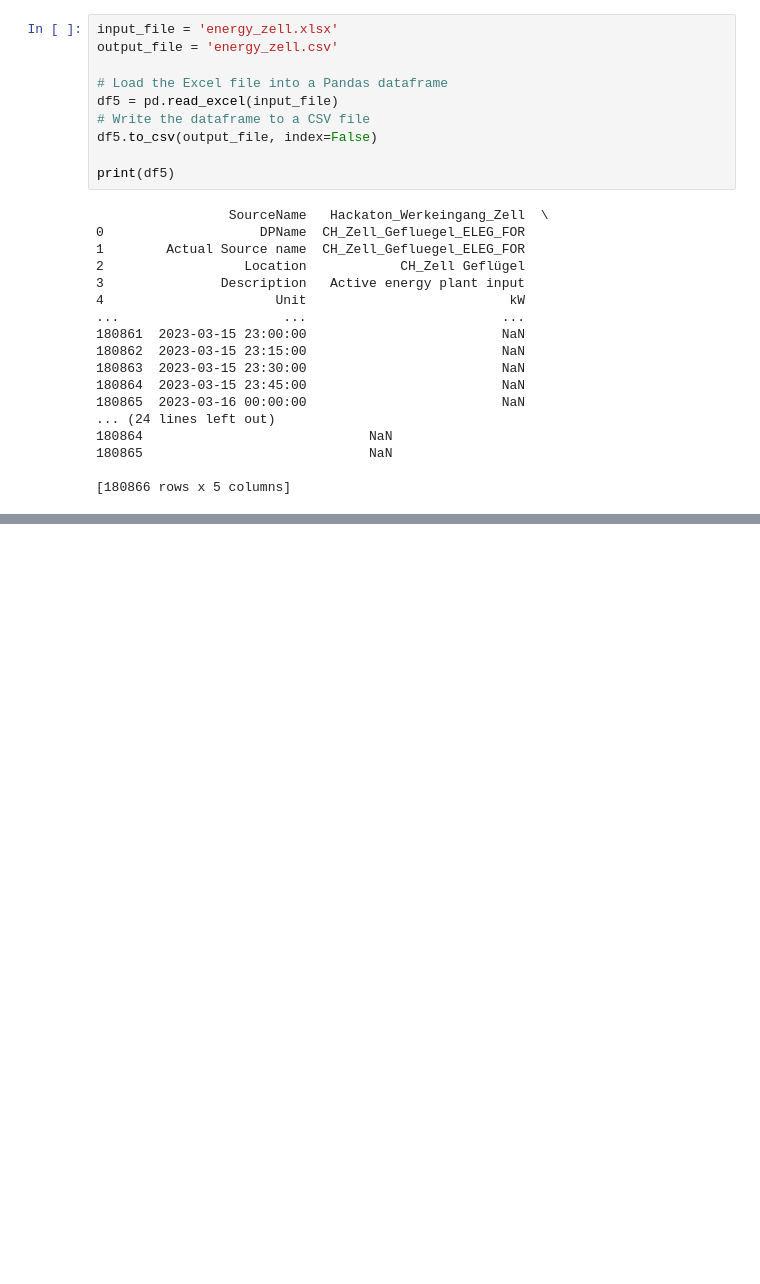
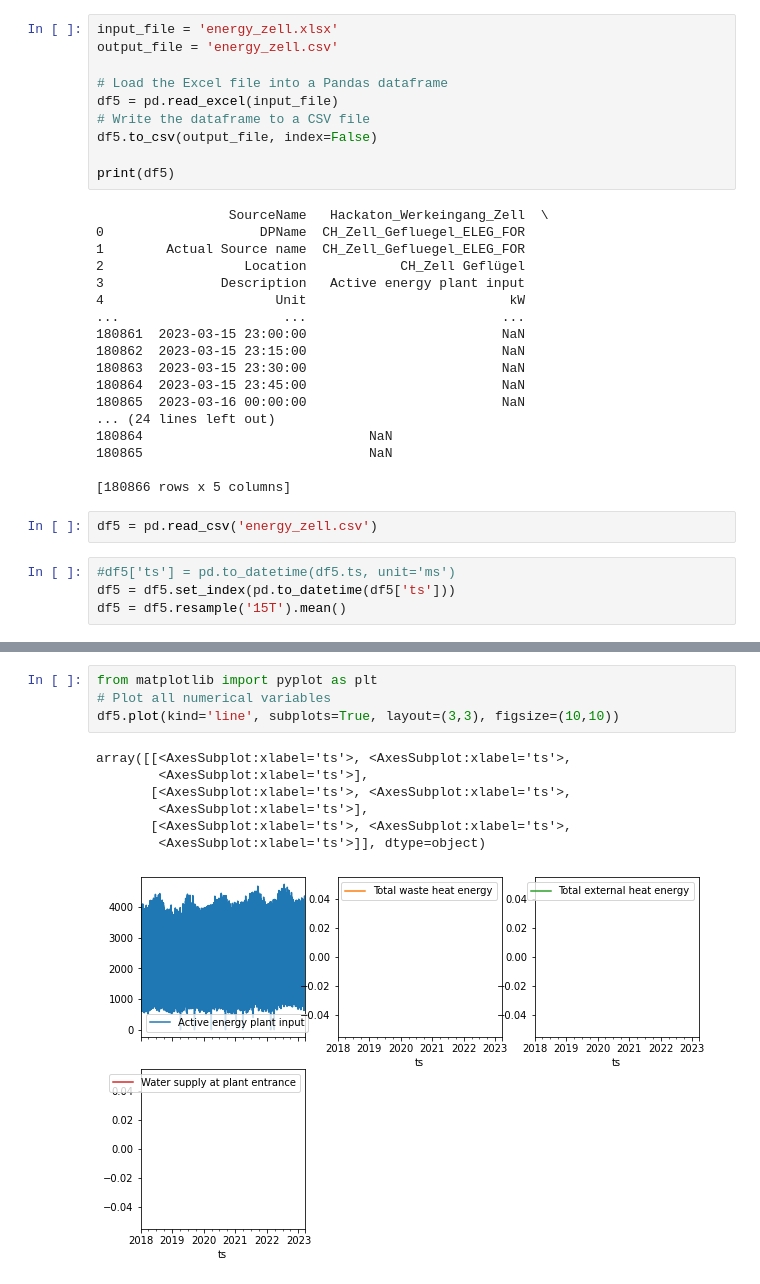
Before and after one commit to MarcBaumholz/BellFoodGroup_STARTHACK23, a Jupyter notebook: data.Ipynb, the cells around one changed output, grey strips where cells are left out. Saved outputs shown, nothing was run; the diff lists cells and outputs as text; blank space fills up the shorter version.

Commit message:
forecast of energy data

```diff
--- a/data.Ipynb
+++ b/data.Ipynb
@@ -150,3 +146,9 @@ print(df5)
 180865                             NaN
 
 [180866 rows x 5 columns]
+# %%
+df5 = pd.read_csv('energy_zell.csv')
+# %%
+#df5['ts'] = pd.to_datetime(df5.ts, unit='ms')
+df5 = df5.set_index(pd.to_datetime(df5['ts']))
+df5 = df5.resample('15T').mean()
@@ -152,0 +167,12 @@ print(df5)
+# %%
+from matplotlib import pyplot as plt
+# Plot all numerical variables
+df5.plot(kind='line', subplots=True, layout=(3,3), figsize=(10,10))
+# %% [output]
+array([[<AxesSubplot:xlabel='ts'>, <AxesSubplot:xlabel='ts'>,
+        <AxesSubplot:xlabel='ts'>],
+       [<AxesSubplot:xlabel='ts'>, <AxesSubplot:xlabel='ts'>,
+        <AxesSubplot:xlabel='ts'>],
+       [<AxesSubplot:xlabel='ts'>, <AxesSubplot:xlabel='ts'>,
+        <AxesSubplot:xlabel='ts'>]], dtype=object)
+[figure, added]
```
Also changed, not shown: parts of 7 cells of this notebook, 8 other files.
